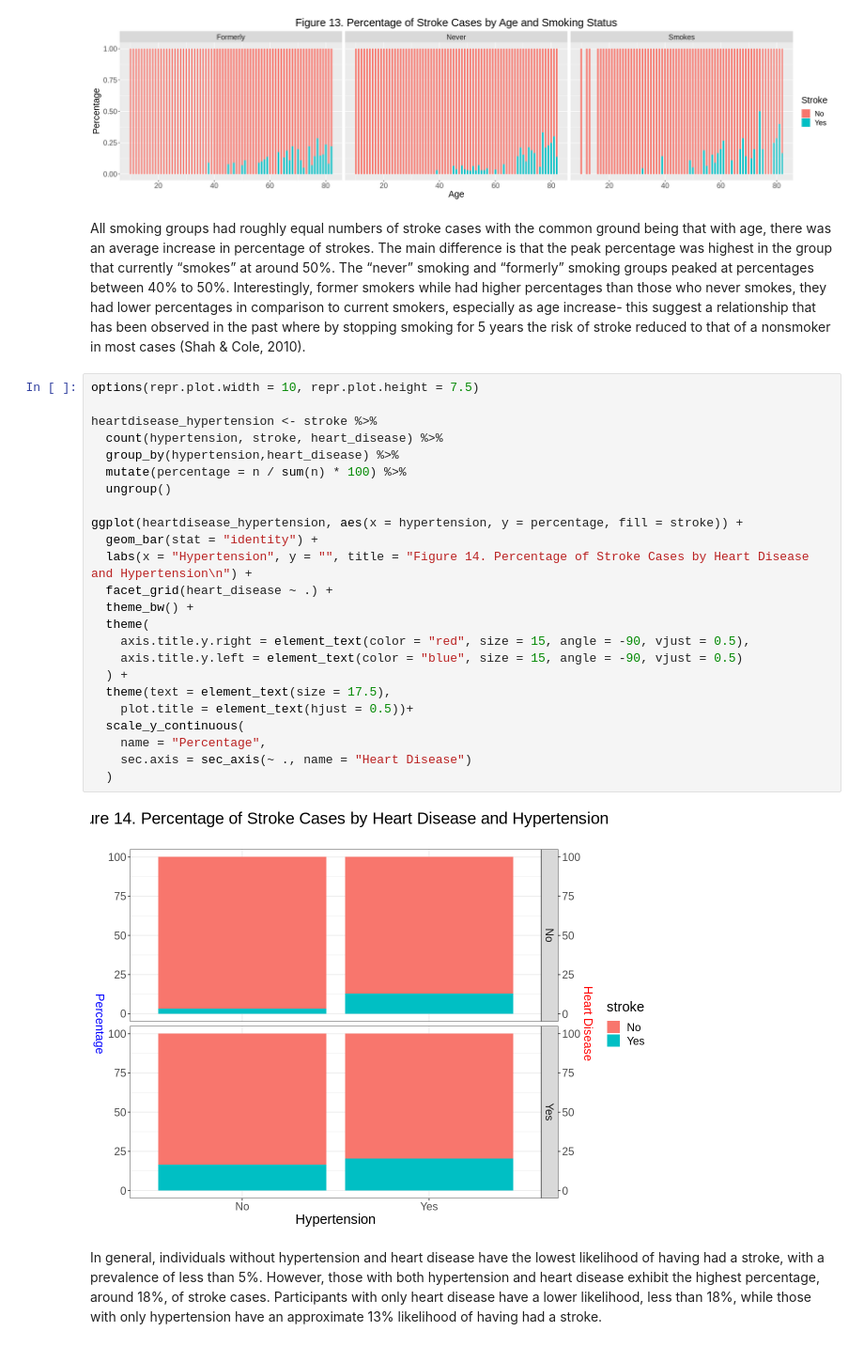
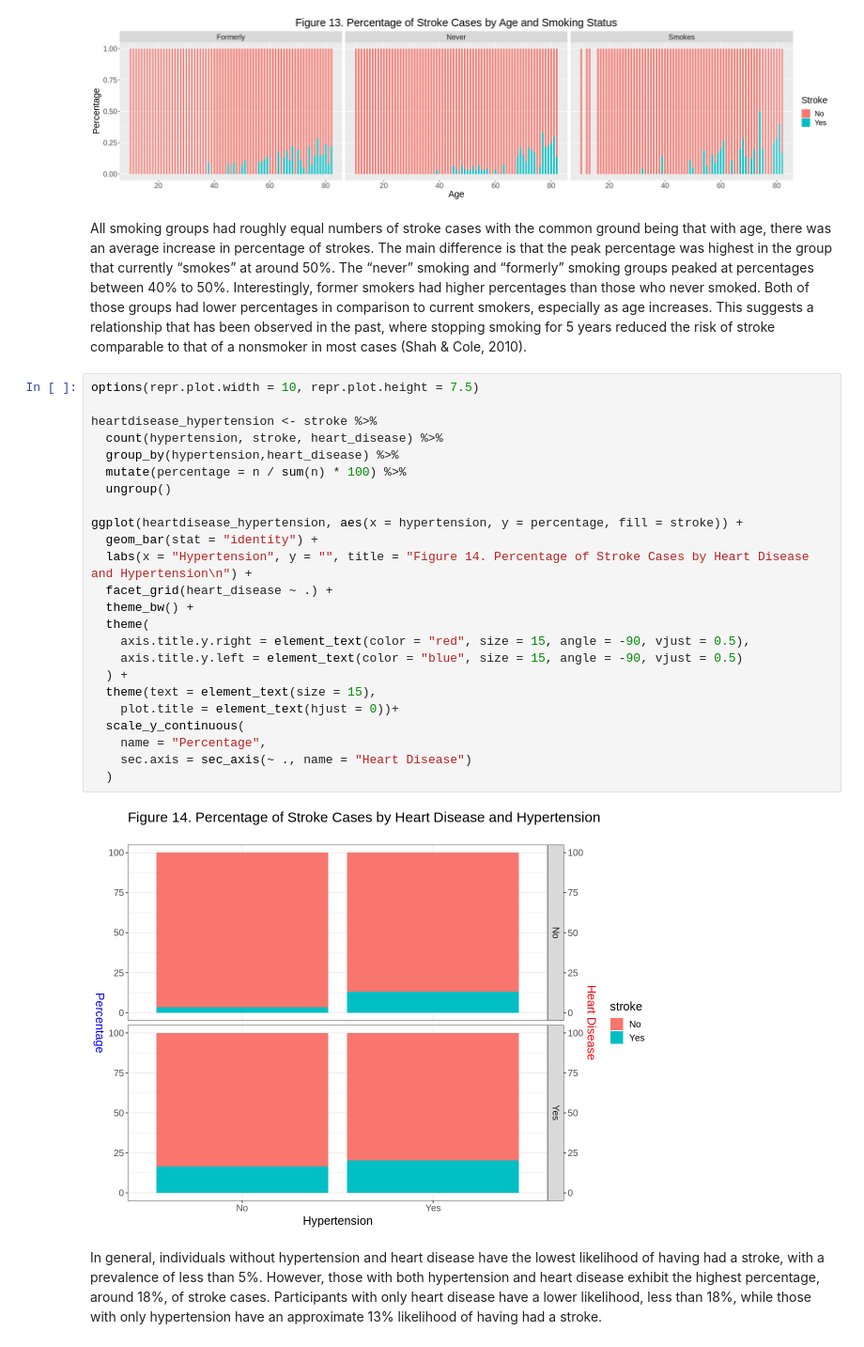
Before and after one commit to 21chanas3/dsci100-group73, a Jupyter notebook: main.ipynb, the cells around one changed output. Shown at 94% size. Cells and saved outputs as stored; diff of their text form.

```diff
--- a/main.ipynb
+++ b/main.ipynb
@@ -403,33 +403,33 @@ suppressWarnings(print(stroke_age_smoking))
 # %% [output]
 [figure]
 # %% [markdown]
-All smoking groups had roughly equal numbers of stroke cases with the common ground being that with age, there was an average increase in percentage of strokes. The main difference is that the peak percentage was highest in the group that currently “smokes” at around 50%. The “never” smoking and “formerly” smoking groups peaked at percentages between 40% to 50%. Interestingly, former smokers while had higher percentages than those who never smokes, they had lower percentages in comparison to current smokers, especially as age increase- this suggest a relationship that has been observed in the past where by stopping smoking for 5 years the risk of stroke reduced to that of a nonsmoker in most cases (Shah & Cole, 2010).
+All smoking groups had roughly equal numbers of stroke cases with the common ground being that with age, there was an average increase in percentage of strokes. The main difference is that the peak percentage was highest in the group that currently “smokes” at around 50%. The “never” smoking and “formerly” smoking groups peaked at percentages between 40% to 50%. Interestingly, former smokers had higher percentages than those who never smoked. Both of those groups had lower percentages in comparison to current smokers, especially as age increases. This suggests a relationship that has been observed in the past, where stopping smoking for 5 years reduced the risk of stroke comparable to that of a nonsmoker in most cases (Shah & Cole, 2010).
 # %%
 options(repr.plot.width = 10, repr.plot.height = 7.5)
 
 heartdisease_hypertension <- stroke %>%
   count(hypertension, stroke, heart_disease) %>%
   group_by(hypertension,heart_disease) %>%
   mutate(percentage = n / sum(n) * 100) %>%
   ungroup()
 
 ggplot(heartdisease_hypertension, aes(x = hypertension, y = percentage, fill = stroke)) +
   geom_bar(stat = "identity") +
   labs(x = "Hypertension", y = "", title = "Figure 14. Percentage of Stroke Cases by Heart Disease and Hypertension\n") +
   facet_grid(heart_disease ~ .) +
   theme_bw() +
   theme(
     axis.title.y.right = element_text(color = "red", size = 15, angle = -90, vjust = 0.5),
     axis.title.y.left = element_text(color = "blue", size = 15, angle = -90, vjust = 0.5)
   ) +
-  theme(text = element_text(size = 17.5),
-    plot.title = element_text(hjust = 0.5))+
+  theme(text = element_text(size = 15),
+    plot.title = element_text(hjust = 0))+
   scale_y_continuous(
     name = "Percentage",
     sec.axis = sec_axis(~ ., name = "Heart Disease")
   )
 # %% [output]
-[figure, old version]
+[figure, new version]
 # %% [markdown]
 In general, individuals without hypertension and heart disease have the lowest likelihood of having had a stroke, with a prevalence of less than 5%. However, those with both hypertension and heart disease exhibit the highest percentage, around 18%, of stroke cases. Participants with only heart disease have a lower likelihood, less than 18%, while those with only hypertension have an approximate 13% likelihood of having had a stroke.
 # %%
```
Also changed, not shown: parts of 12 cells of this notebook.
